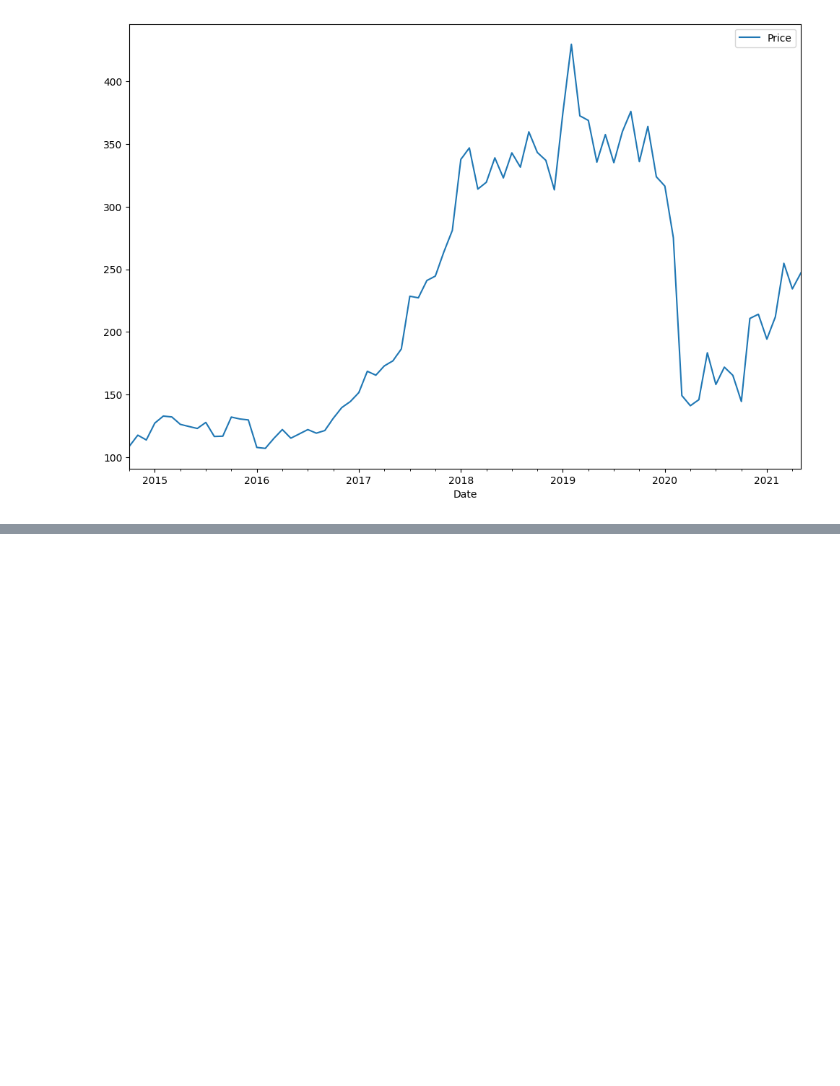
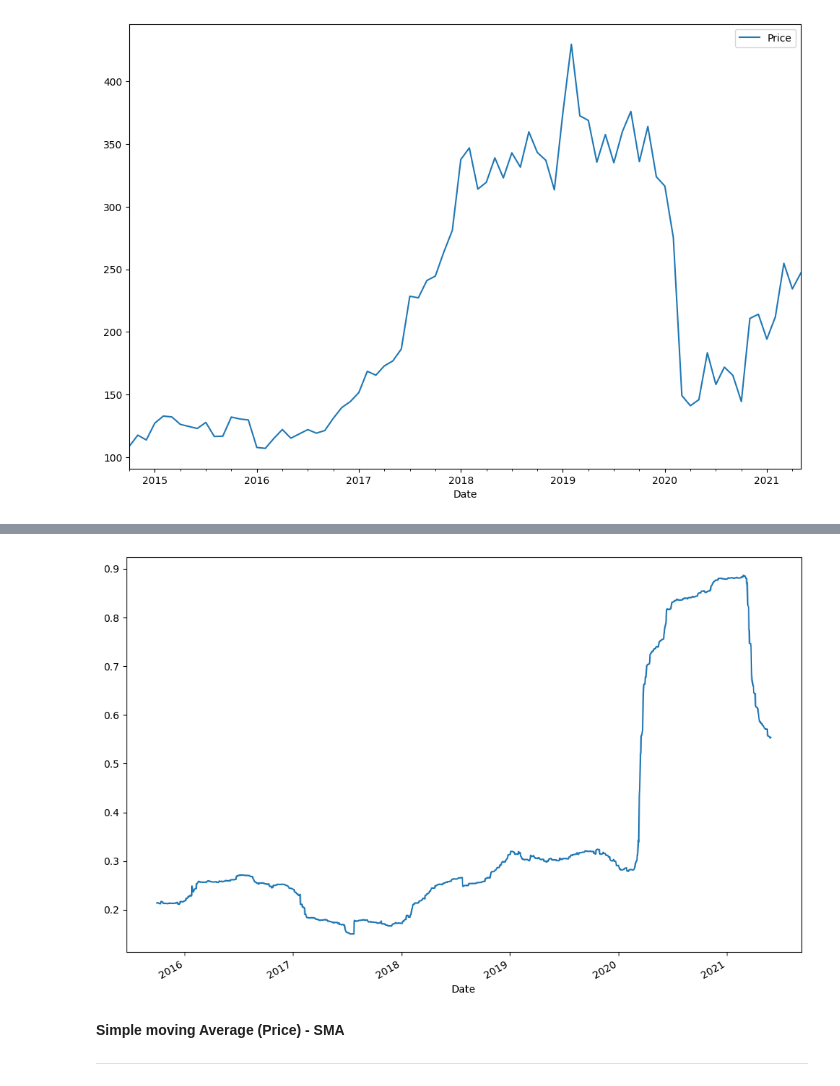
Before and after one commit to Rezamoghadam8810/Algorithmic_trading_tutorial, a Jupyter notebook: 26_Coding_Challenge_5.ipynb, the cells around one changed output, grey strips where cells are left out. Cells and saved outputs as stored; diff of their text form; code cells hidden in the pictures; blank space fills up the shorter version.

```diff
--- a/26_Coding_Challenge_5.ipynb
+++ b/26_Coding_Challenge_5.ipynb
@@ -139,0 +216,3 @@ plt.show()
+# %%
+roll_std = Boeing.log_ret.rolling(window=252).std() * np.sqrt(252)
+roll_std
@@ -139,0 +235,9 @@ plt.show()
+# %%
+roll_std.plot(figsize=(12,8))
+plt.show()
+# %% [output]
+[figure, added]
+# %% [markdown]
+**Simple moving Average (Price) - SMA**
+
+---
```
Also changed, not shown: parts of 11 cells of this notebook.
